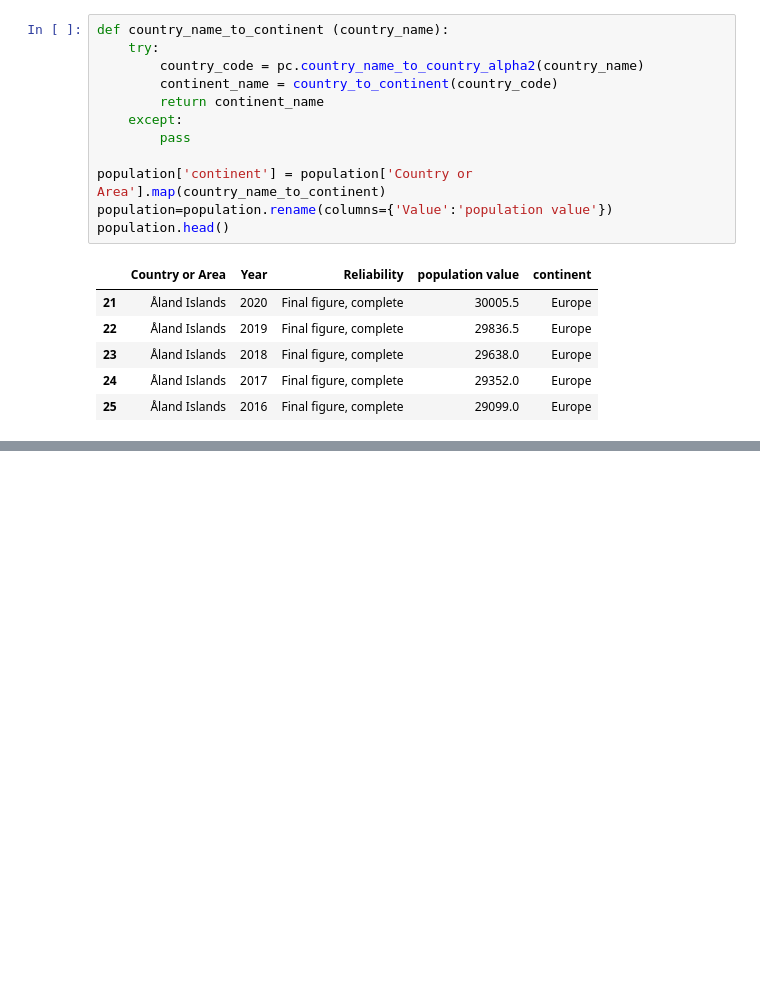
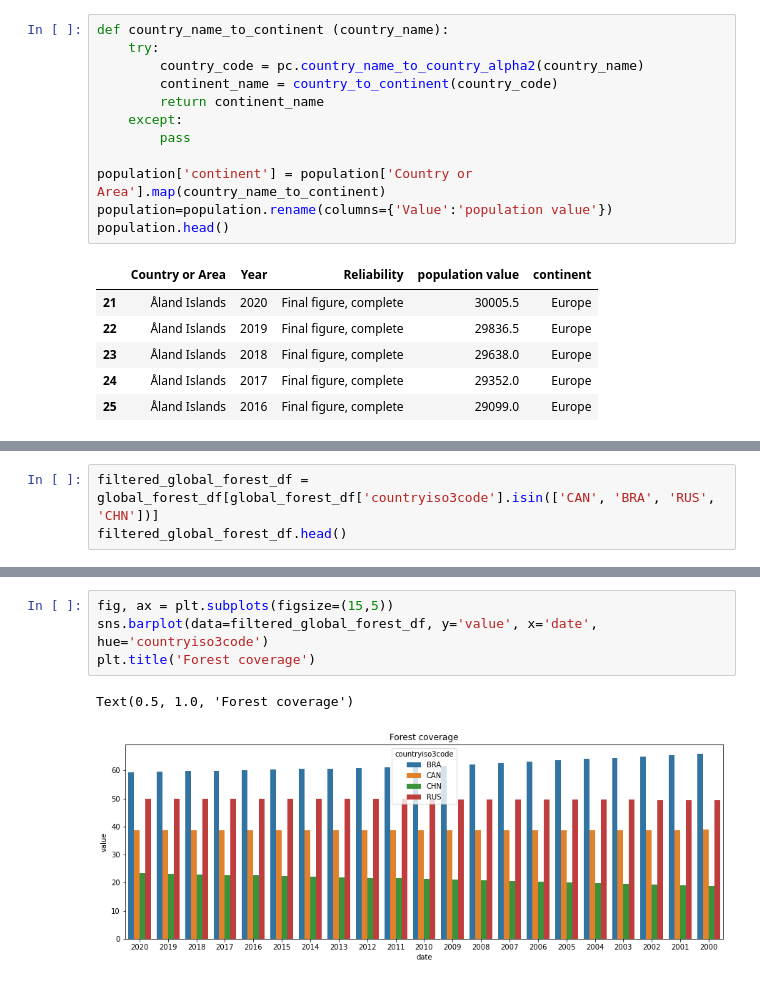
Before and after one commit to BoSuto/Specialist-Certificate-in-Data-Analytics-Essential-Jan-2023, a Jupyter notebook: Project - Spring 2023.ipynb, the cells around one changed output, grey strips where cells are left out. Saved outputs shown, nothing was run; the diff lists cells and outputs as text; blank space fills up the shorter version.

```diff
--- a/Project - Spring 2023.ipynb
+++ b/Project - Spring 2023.ipynb
@@ -429,0 +451,3 @@ Text(0.5, 1.0, 'Food production')
+# %%
+filtered_global_forest_df = global_forest_df[global_forest_df['countryiso3code'].isin(['CAN', 'BRA', 'RUS', 'CHN'])]
+filtered_global_forest_df.head()
@@ -429,0 +461,7 @@ Text(0.5, 1.0, 'Food production')
+# %%
+fig, ax = plt.subplots(figsize=(15,5))
+sns.barplot(data=filtered_global_forest_df, y='value', x='date', hue='countryiso3code')
+plt.title('Forest coverage')
+# %% [output]
+Text(0.5, 1.0, 'Forest coverage')
+[figure, added]
```
Also changed, not shown: parts of 40 cells of this notebook.
